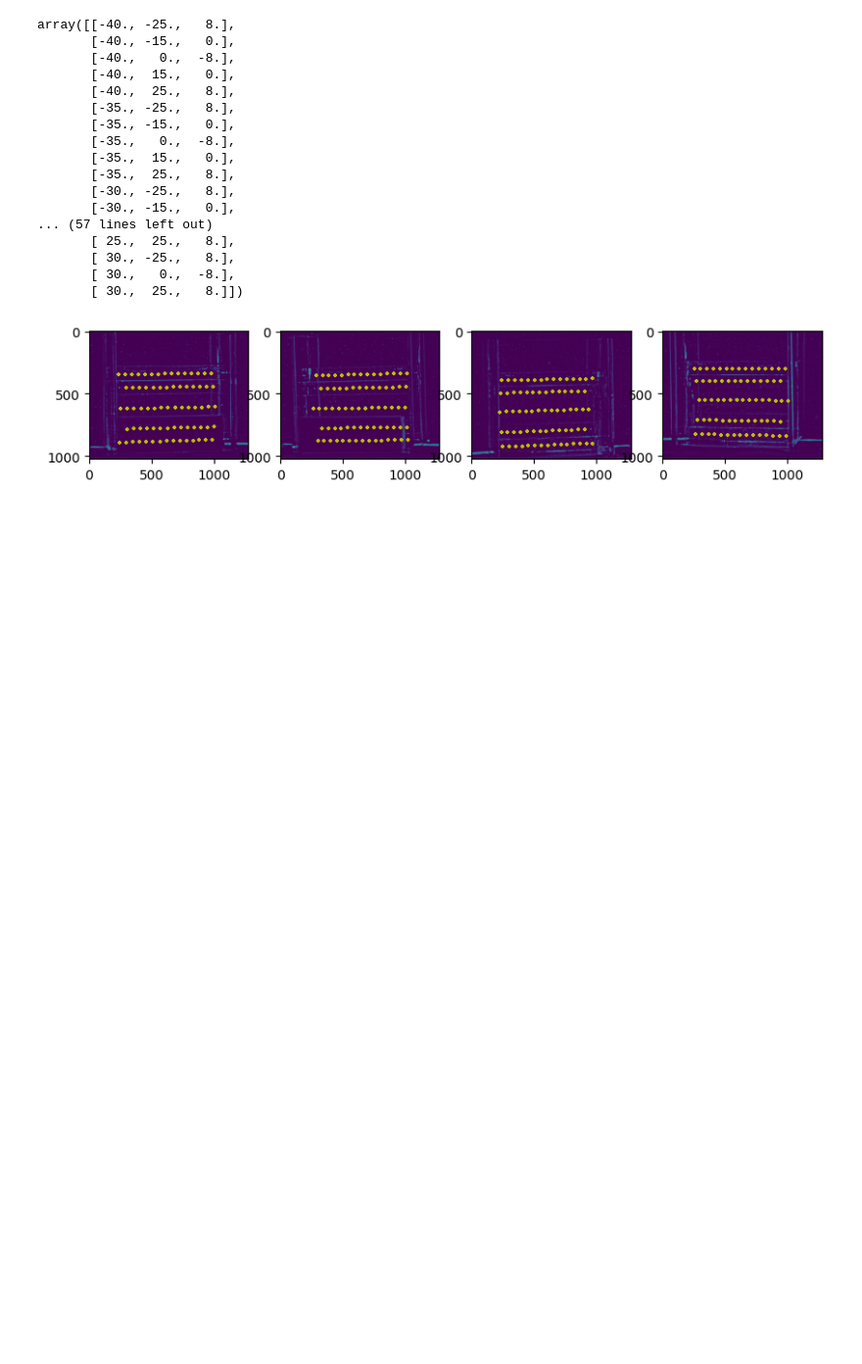
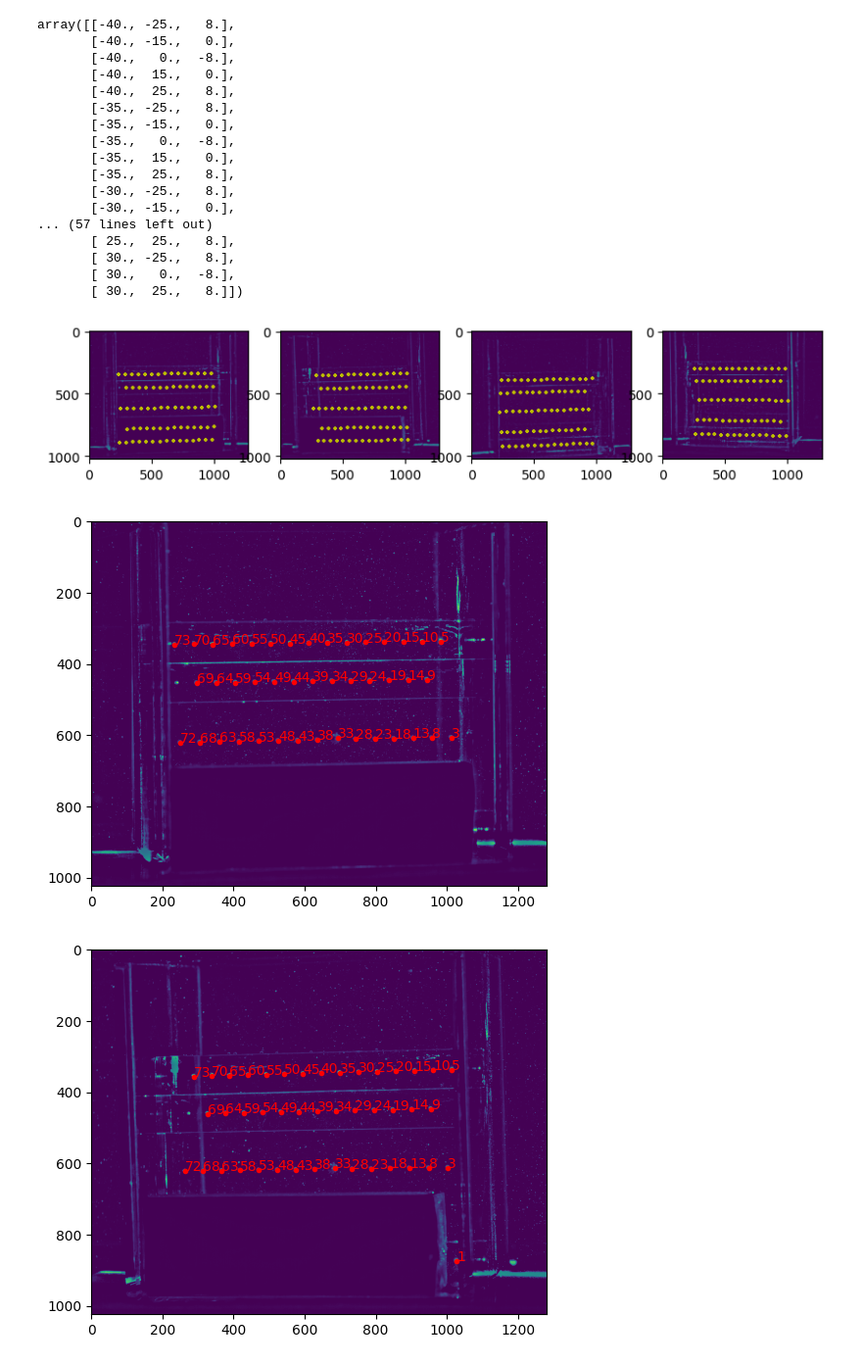
Before and after one commit to alexlib/pyptv, a Jupyter notebook: pyptv/pyptv.ipynb, the cells around one changed output. Shown at 98% size. Cells and saved outputs as stored; diff of their text form; code cells hidden in the pictures; blank space fills up the shorter version.

Commit message:
sortgrid

```diff
--- a/pyptv/pyptv.ipynb
+++ b/pyptv/pyptv.ipynb
@@ -206,3 +206,37 @@ for i,c in enumerate(high_passed):
     ax[i].scatter(x, y, 5, marker='+',color='y')
 # %% [output]
 [figure]
+# %%
+# sortgrid
+"""
+Uses sortgrid function of liboptv to match between the
+calibration points in the fixp target file and the targets
+detected in the images
+"""
+sorted_targs = []
+for i_cam in range(n_cams):
+    fig, ax = plt.subplots(figsize=(6,6))
+
+    targs = match_detection_to_ref(
+        cals[i_cam],
+        cal_points["pos"],
+        detections[i_cam],
+        cpar,
+    )
+    x, y, pnr = [], [], []
+    for t in targs:
+        if t.pnr() != -999:
+            pnr.append(cal_points["id"][t.pnr()])
+            x.append(t.pos()[0])
+            y.append(t.pos()[1])
+
+    ax.imshow(high_passed[i_cam])
+    ax.scatter(x,y,marker='.', color='r')
+    for xx,yy,ss in zip(x,y,pnr):
+        ax.text(xx,yy,ss,color='r')
+    # ax.text(x,y,pnr)
+
+    sorted_targs.append(targs)
+# %% [output]
+[figure, added]
+[figure, added]
```
Also changed, not shown: parts of 1 cell of this notebook.
